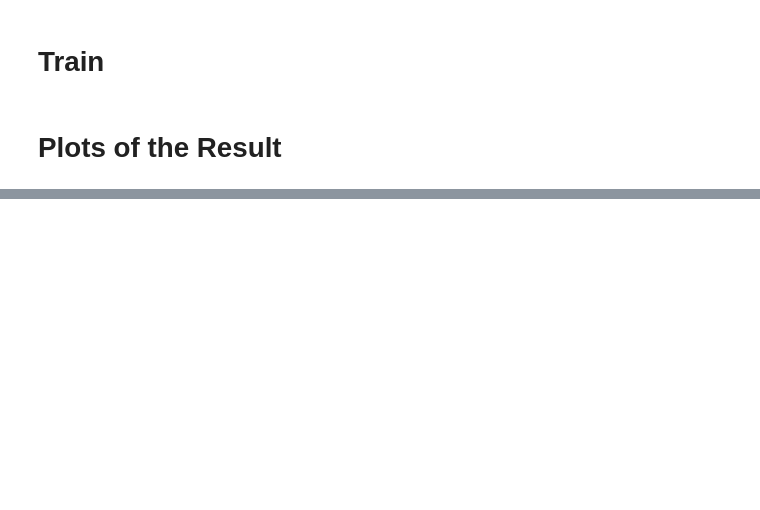
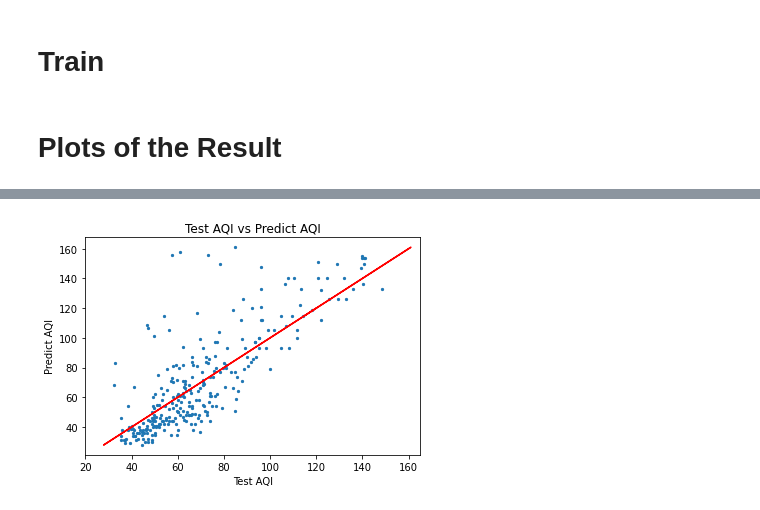
Before and after one commit to zimine/Data200-project, a Jupyter notebook: ML_Model.ipynb, the cells around one changed output, grey strips where cells are left out. Saved outputs shown, nothing was run; the diff lists cells and outputs as text; code cells hidden in the pictures; blank space fills up the shorter version.

```diff
--- a/ML_Model.ipynb
+++ b/ML_Model.ipynb
@@ -139,0 +158,10 @@ print(test_loss[-1])
+# %%
+plt.scatter(y_pred.detach().numpy(), y_test.detach().numpy(),s=5)
+plt.plot(y_test.detach().numpy(),y_test.detach().numpy(), color='red')
+plt.title("Test AQI vs Predict AQI")
+plt.xlabel("Test AQI")
+plt.ylabel("Predict AQI")
+plt.xlim([20, 165])
+plt.show()
+# %% [output]
+[figure, added]
```
Also changed, not shown: parts of 10 cells of this notebook.
